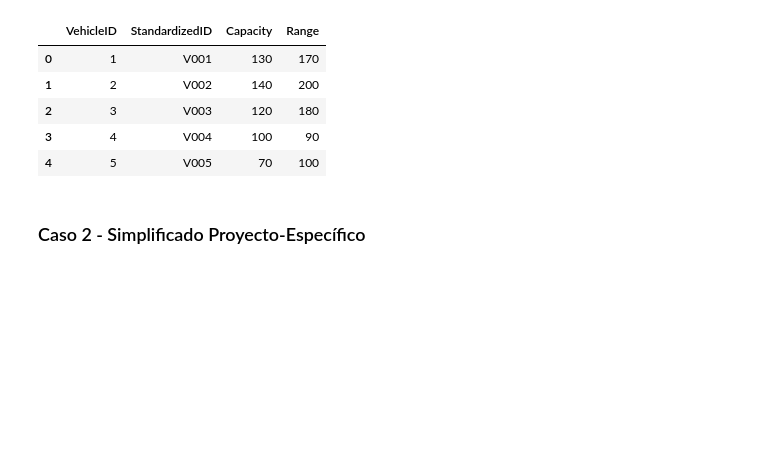
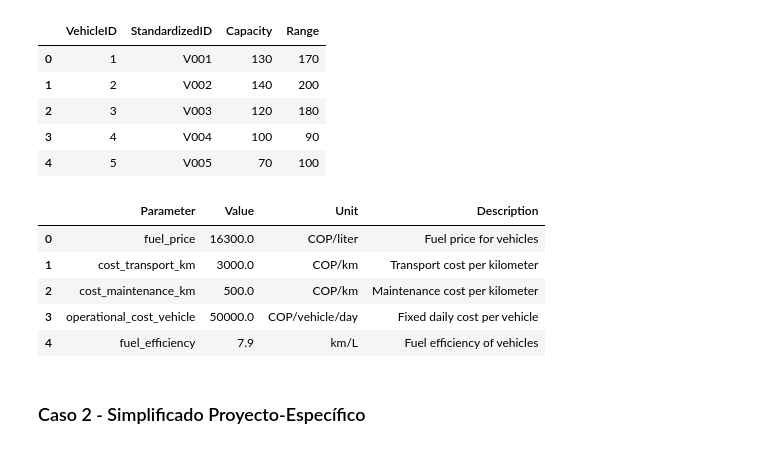
Before and after one commit to S302-prog/Mos-Proyecto1, a Jupyter notebook: Proyecto_2.ipynb, the cells around one changed output. Saved outputs shown, nothing was run; the diff lists cells and outputs as text; code cells hidden in the pictures; blank space fills up the shorter version.

```diff
--- a/Proyecto_2.ipynb
+++ b/Proyecto_2.ipynb
@@ -40,6 +41,15 @@ vehicles_C1.head()
 | 2 | 3 | V003 | 120 | 180 |
 | 3 | 4 | V004 | 100 | 90 |
 | 4 | 5 | V005 | 70 | 100 |
+# %%
+parameters_C1.head()
+# %% [output]
+|  | Parameter | Value | Unit | Description |
+| 0 | fuel_price | 16300.0 | COP/liter | Fuel price for vehicles |
+| 1 | cost_transport_km | 3000.0 | COP/km | Transport cost per kilometer |
+| 2 | cost_maintenance_km | 500.0 | COP/km | Maintenance cost per kilometer |
+| 3 | operational_cost_vehicle | 50000.0 | COP/vehicle/day | Fixed daily cost per vehicle |
+| 4 | fuel_efficiency | 7.9 | km/L | Fuel efficiency of vehicles |
 # %% [markdown]
 ### Caso 2 - Simplificado Proyecto-Específico
 # %%
```
Also changed, not shown: parts of 8 cells of this notebook, 4 other files.
